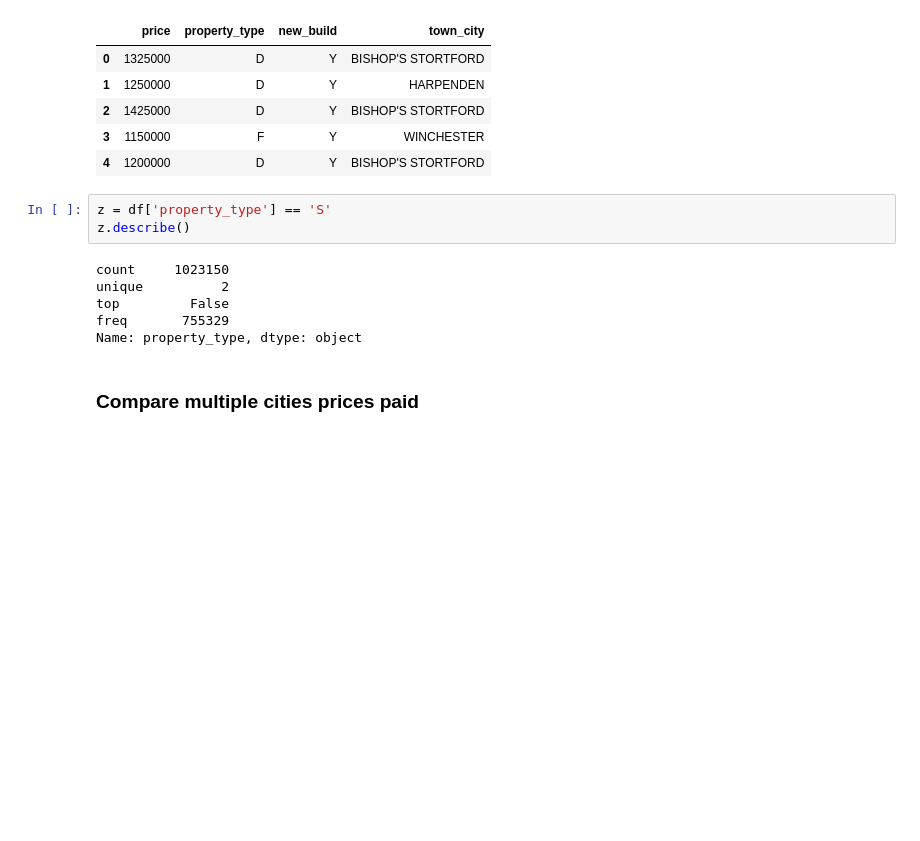
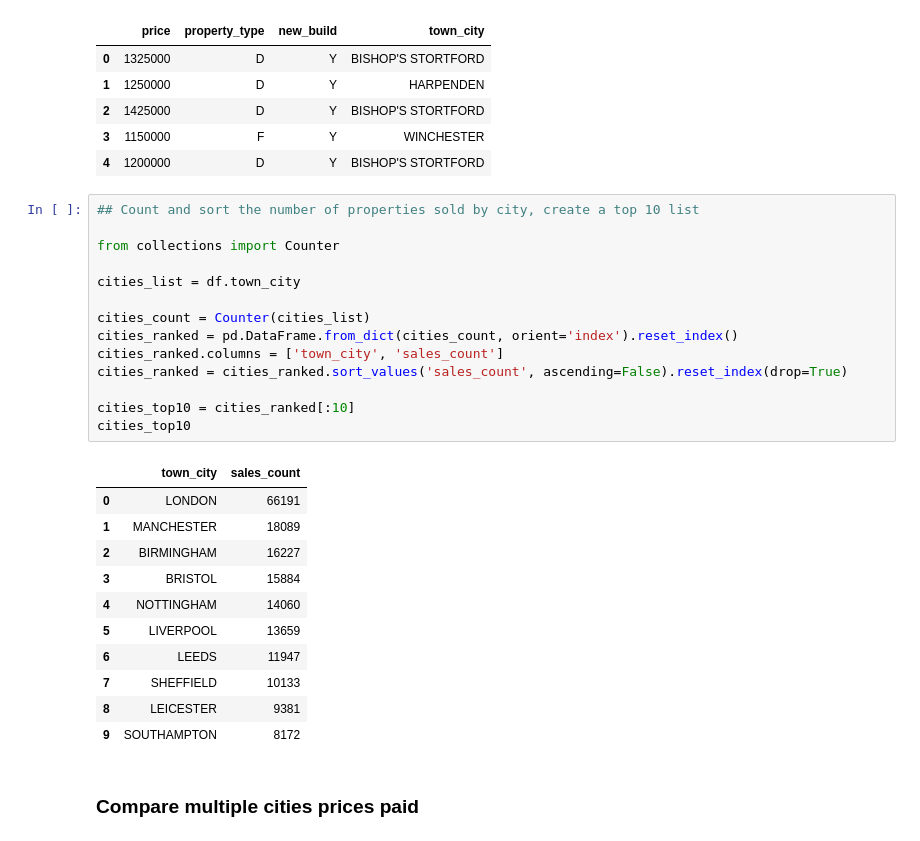
Before and after one commit to dudikbender/springboard, a Jupyter notebook: UK_prices_paid_analysis.ipynb, the cells around one changed output. Cells and saved outputs as stored; diff of their text form; blank space fills up the shorter version.

Commit message:
added top ten cities, having issues with Decision Tree due to NaN values in new dataframe...

```diff
--- a/UK_prices_paid_analysis.ipynb
+++ b/UK_prices_paid_analysis.ipynb
@@ -108,15 +108,32 @@ df_query[['price', 'property_type', 'new_build', 'town_city']].head()
 | 2 | 1425000 | D | Y | BISHOP'S STORTFORD |
 | 3 | 1150000 | F | Y | WINCHESTER |
 | 4 | 1200000 | D | Y | BISHOP'S STORTFORD |
-# %%
-z = df['property_type'] == 'S'
-z.describe()
-# %% [output]
-count     1023150
-unique          2
-top         False
-freq       755329
-Name: property_type, dtype: object
+# %%
+## Count and sort the number of properties sold by city, create a top 10 list
+
+from collections import Counter
+
+cities_list = df.town_city
+
+cities_count = Counter(cities_list)
+cities_ranked = pd.DataFrame.from_dict(cities_count, orient='index').reset_index()
+cities_ranked.columns = ['town_city', 'sales_count']
+cities_ranked = cities_ranked.sort_values('sales_count', ascending=False).reset_index(drop=True)
+
+cities_top10 = cities_ranked[:10]
+cities_top10
+# %% [output]
+|  | town_city | sales_count |
+| 0 | LONDON | 66191 |
+| 1 | MANCHESTER | 18089 |
+| 2 | BIRMINGHAM | 16227 |
+| 3 | BRISTOL | 15884 |
+| 4 | NOTTINGHAM | 14060 |
+| 5 | LIVERPOOL | 13659 |
+| 6 | LEEDS | 11947 |
+| 7 | SHEFFIELD | 10133 |
+| 8 | LEICESTER | 9381 |
+| 9 | SOUTHAMPTON | 8172 |
 # %% [markdown]
 ### Compare multiple cities prices paid
 # %%
```
Also changed, not shown: parts of 9 cells of this notebook.
